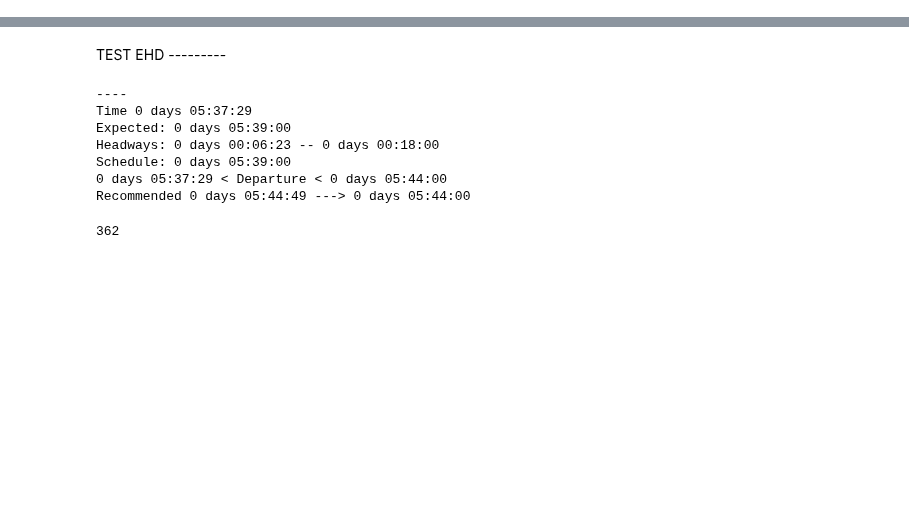
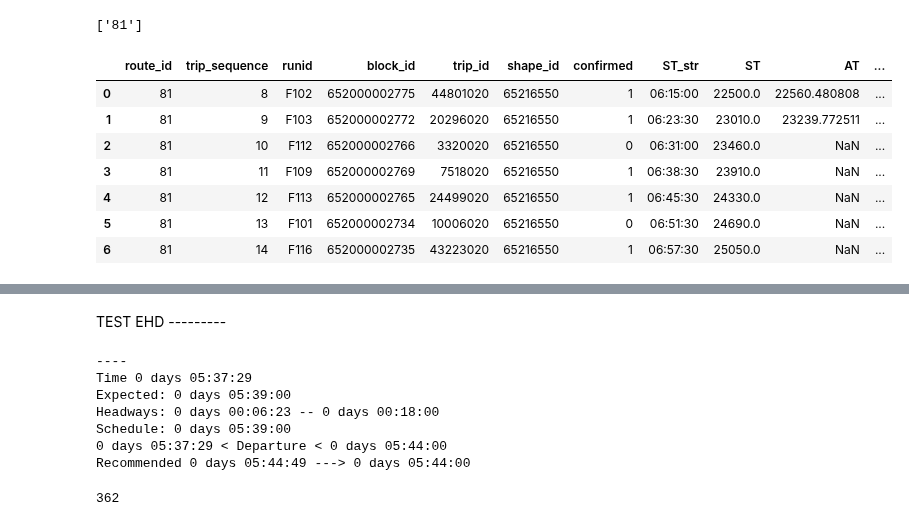
Before and after one commit to joerovar/transit-centric-smart-mobility-system, a Jupyter notebook: src/04_SIMULATION/playground.ipynb, the cells around one changed output, grey strips where cells are left out. Cells and saved outputs as stored; diff of their text form; code cells hidden in the pictures; blank space fills up the shorter version.

Commit message:
interlining solved!

```diff
--- a/src/04_SIMULATION/playground.ipynb
+++ b/src/04_SIMULATION/playground.ipynb
@@ -138,3 +286,0 @@ n_steps, td(env.time)
-# %%
-env, n_steps = run_di(env, done, n_steps=0)
-n_steps, td(env.time)
@@ -163,0 +291,40 @@ borrow_rt_ids.remove(lend_rt_id)
+# %%
+rts_info = {}
+for r in ROUTES:
+    terminal_id = OUTBOUND_TERMINALS[r][0]
+    # rt_infos[r] = env.routes[r].get_route_info(terminal_id)
+    rts_info[r] = env.routes[r].get_status(terminal_id,
+                                            recent_trips=2,
+                                            max_trips=7)
+can_interline = False
+borrow_rts = []
+for rt in rts_info:
+    if rts_info[rt] is None:
+        continue
+    if rt == control_veh.route_id:
+        if not can_lender_interline(rts_info[rt]):
+            can_interline = False
+            borrow_rts = []
+            break # hopefully break just this internal loop
+        continue
+    rt_info = rts_info[rt].copy()
+    if not check_for_interlining(rt_info, env.time, MAX_LATE_DEV*60):
+        continue
+    # interlining_opps += 1
+    can_interline = True
+    borrow_rts.append(rt)
+# %%
+borrow_rts
+# %% [output]
+['81']
+# %%
+rts_info['81']
+# %% [output]
+|  | route_id | trip_sequence | runid | block_id | trip_id | shape_id | confirmed | ST_str | ST | AT | ... |
+| 0 | 81 | 8 | F102 | 652000002775 | 44801020 | 65216550 | 1 | 06:15:00 | 22500.0 | 22560.480808 | ... |
+| 1 | 81 | 9 | F103 | 652000002772 | 20296020 | 65216550 | 1 | 06:23:30 | 23010.0 | 23239.772511 | ... |
+| 2 | 81 | 10 | F112 | 652000002766 | 3320020 | 65216550 | 0 | 06:31:00 | 23460.0 | NaN | ... |
+| 3 | 81 | 11 | F109 | 652000002769 | 7518020 | 65216550 | 1 | 06:38:30 | 23910.0 | NaN | ... |
+| 4 | 81 | 12 | F113 | 652000002765 | 24499020 | 65216550 | 1 | 06:45:30 | 24330.0 | NaN | ... |
+| 5 | 81 | 13 | F101 | 652000002734 | 10006020 | 65216550 | 0 | 06:51:30 | 24690.0 | NaN | ... |
+| 6 | 81 | 14 | F116 | 652000002735 | 43223020 | 65216550 | 1 | 06:57:30 | 25050.0 | NaN | ... |
```
Also changed, not shown: parts of 57 cells of this notebook, 13 other files.
